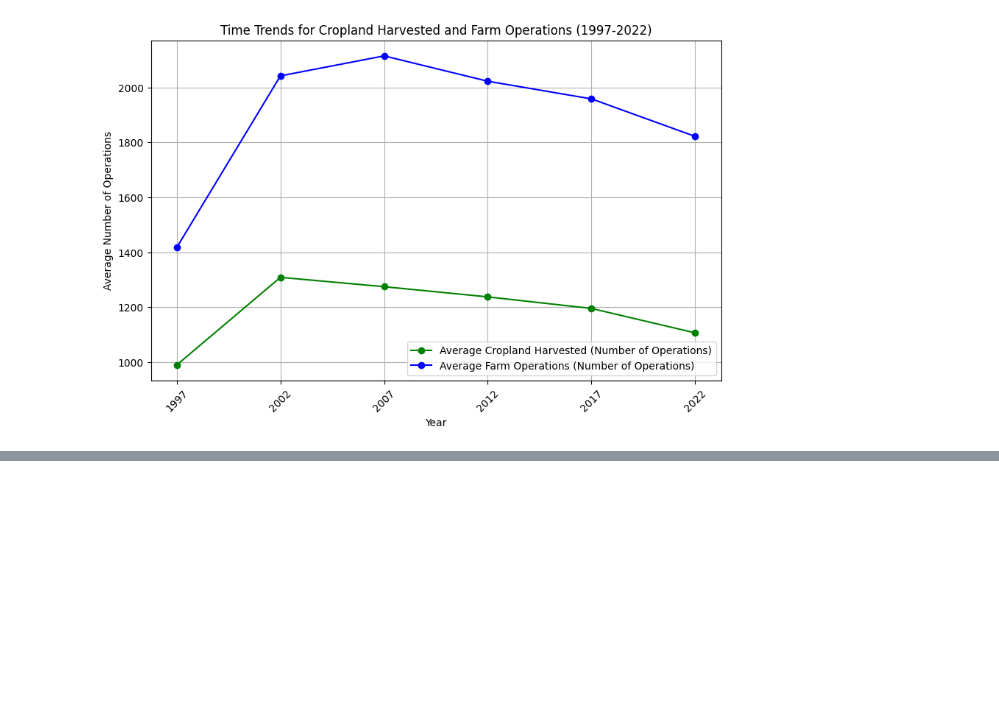
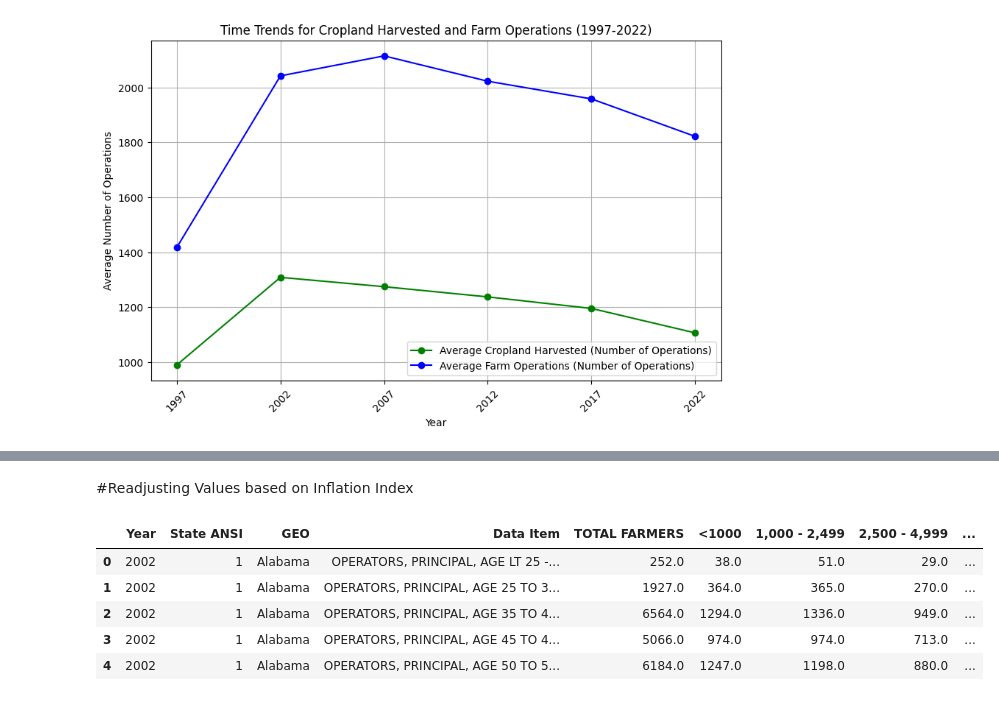
Before and after one commit to Khushi-12/HDSI_HACKATHON, a Jupyter notebook: HDSI_Hackathon_Solution.ipynb, the cells around one changed output, grey strips where cells are left out. Drawn from its saved outputs; the diff is of its cells as text; code cells hidden in the pictures; blank space fills up the shorter version.

```diff
--- a/HDSI_Hackathon_Solution.ipynb
+++ b/HDSI_Hackathon_Solution.ipynb
@@ -722,0 +731,3 @@ plt.show()
+# %%
+#Reading the Data
+state_level = pd.read_excel('state_level_2002_2007_2012_2017_2022.xlsx')
@@ -722,0 +747,18 @@ plt.show()
+# %%
+
+rename_dict = {
+    'FARM SALES: (LESS THAN 1,000 $)':'<1000',
+    'FARM SALES: (1,000 TO 2,499 $)':'1,000 - 2,499',
+    'FARM SALES: (2,500 TO 4,999 $)':'2,500 - 4,999',
+    'FARM SALES: (5,000 TO 9,999 $)' :'5,000 - 9,999',
+    'FARM SALES: (10,000 TO 24,999 $)': '10,000 - 24,999',
+    'FARM SALES: (25,000 TO 49,999 $)': '25,000 - 49,999',
+    'FARM SALES: (50,000 TO 99,999 $)': '50,000 - 99,999',
+    'FARM SALES: (100,000 TO 249,999 $)': '100,000 - 249,000',
+    'FARM SALES: (250,000 TO 499,999 $)': '250,000 - 499,999',
+    'FARM SALES: (500,000 TO 999,999 $)': '500,000 - 999,999',
+    'FARM SALES: (1,000,000 OR MORE $)':'1,000,000<',
+    'NOT SPECIFIED': 'TOTAL FARMERS'
+}
+state_level = state_level.rename(columns=rename_dict)
+state_level.columns
@@ -722,0 +802,8 @@ plt.show()
+# %%
+#Converting this values into nan and then finally converting it 0
+state_level.iloc[:, 5:] = state_level.iloc[:, 5:].replace('-', np.nan)
+state_level.iloc[:, 5:] = state_level.iloc[:, 5:].replace(np.nan, 0)
+# %%
+df = state_level.copy()
+# %% [markdown]
+#Readjusting Values based on Inflation Index
@@ -722,0 +864,9 @@ plt.show()
+# %%
+adjusted_sales_df.head()
+# %% [output]
+|  | Year | State ANSI | GEO | Data Item | TOTAL FARMERS | <1000 | 1,000 - 2,499 | 2,500 - 4,999 | ... |
+| 0 | 2002 | 1 | Alabama | OPERATORS, PRINCIPAL, AGE LT 25 -... | 252.0 | 38.0 | 51.0 | 29.0 | ... |
+| 1 | 2002 | 1 | Alabama | OPERATORS, PRINCIPAL, AGE 25 TO 3... | 1927.0 | 364.0 | 365.0 | 270.0 | ... |
+| 2 | 2002 | 1 | Alabama | OPERATORS, PRINCIPAL, AGE 35 TO 4... | 6564.0 | 1294.0 | 1336.0 | 949.0 | ... |
+| 3 | 2002 | 1 | Alabama | OPERATORS, PRINCIPAL, AGE 45 TO 4... | 5066.0 | 974.0 | 974.0 | 713.0 | ... |
+| 4 | 2002 | 1 | Alabama | OPERATORS, PRINCIPAL, AGE 50 TO 5... | 6184.0 | 1247.0 | 1198.0 | 880.0 | ... |
```
Also changed, not shown: parts of 12 cells of this notebook.
